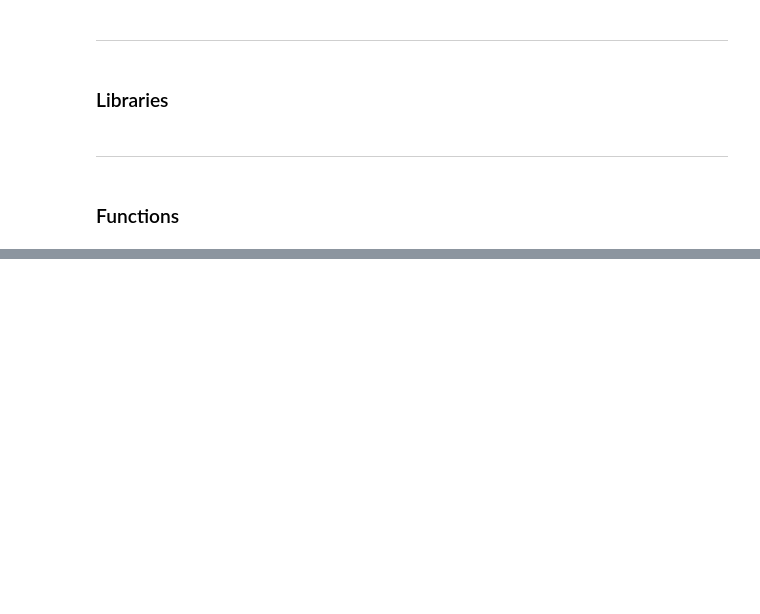
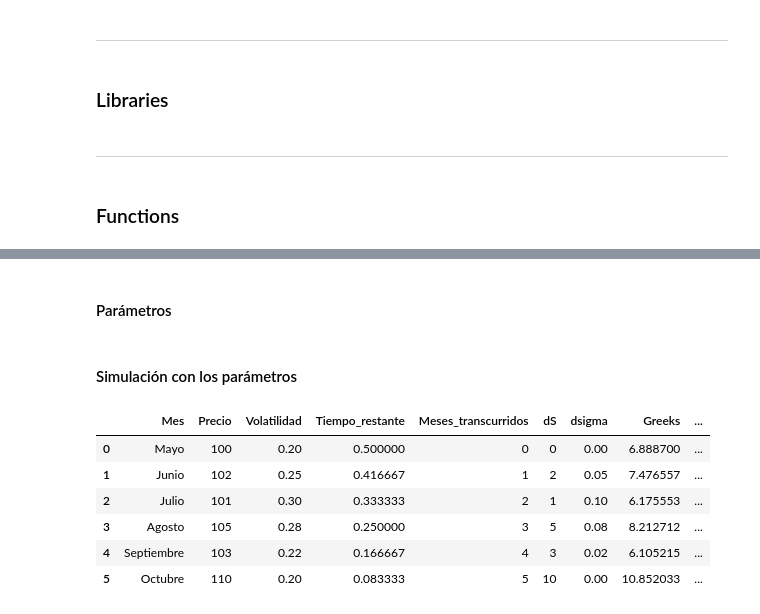
Before and after one commit to ppmelch/Simulacion_Procesos_Fin, a Jupyter notebook: Tarea/T 3/T3.ipynb, the cells around one changed output, grey strips where cells are left out. Saved outputs shown, nothing was run; the diff lists cells and outputs as text; code cells hidden in the pictures; blank space fills up the shorter version.

```diff
--- a/Tarea/T 3/T3.ipynb
+++ b/Tarea/T 3/T3.ipynb
@@ -353,0 +290,2 @@ density_call_payoffs(trajectories, K, r, T)
+# %% [markdown]
+#### Parámetros
@@ -353,0 +302,21 @@ density_call_payoffs(trajectories, K, r, T)
+# %% [markdown]
+#### Simulación con los parámetros
+# %%
+df = data()
+df = cambios(df, S0, sigma0)
+
+df["Greeks"] = df.apply(lambda x: greeks(V0, delta, gamma, vega, theta, x["dS"], x["dsigma"], x["Meses_transcurridos"]), axis=1)
+df["Black-Scholes"] = df.apply(lambda x: black_scholes_call(x["Precio"], K, r, x["Volatilidad"], x["Tiempo_restante"]), axis=1)
+df["Monte Carlo"] = df.apply(lambda x: monte_carlo_call(x["Precio"], K, r, x["Volatilidad"], x["Tiempo_restante"], 10_000), axis=1)
+df["Error Absoluto"] = abs(df["Greeks"] - df["Black-Scholes"])
+
+
+df
+# %% [output]
+|  | Mes | Precio | Volatilidad | Tiempo_restante | Meses_transcurridos | dS | dsigma | Greeks | ... |
+| 0 | Mayo | 100 | 0.20 | 0.500000 | 0 | 0 | 0.00 | 6.888700 | ... |
+| 1 | Junio | 102 | 0.25 | 0.416667 | 1 | 2 | 0.05 | 7.476557 | ... |
+| 2 | Julio | 101 | 0.30 | 0.333333 | 2 | 1 | 0.10 | 6.175553 | ... |
+| 3 | Agosto | 105 | 0.28 | 0.250000 | 3 | 5 | 0.08 | 8.212712 | ... |
+| 4 | Septiembre | 103 | 0.22 | 0.166667 | 4 | 3 | 0.02 | 6.105215 | ... |
+| 5 | Octubre | 110 | 0.20 | 0.083333 | 5 | 10 | 0.00 | 10.852033 | ... |
```
Also changed, not shown: parts of 26 cells of this notebook.
